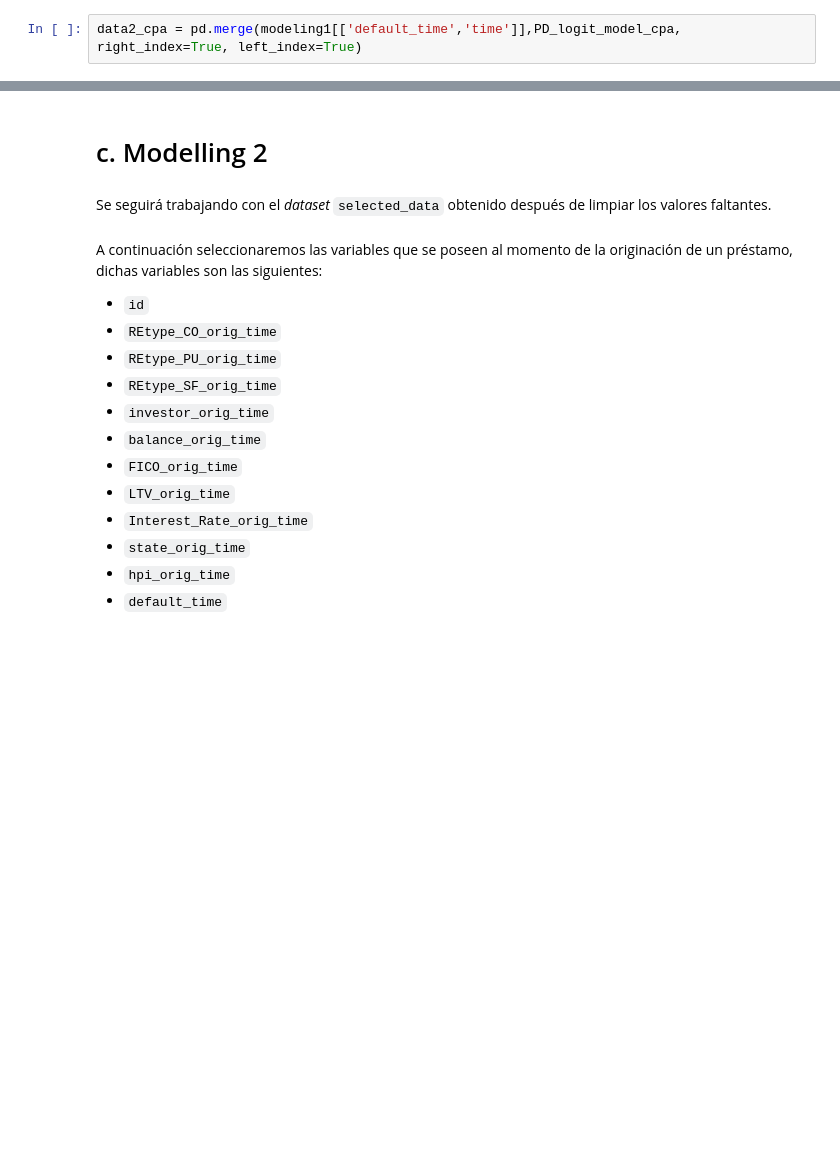
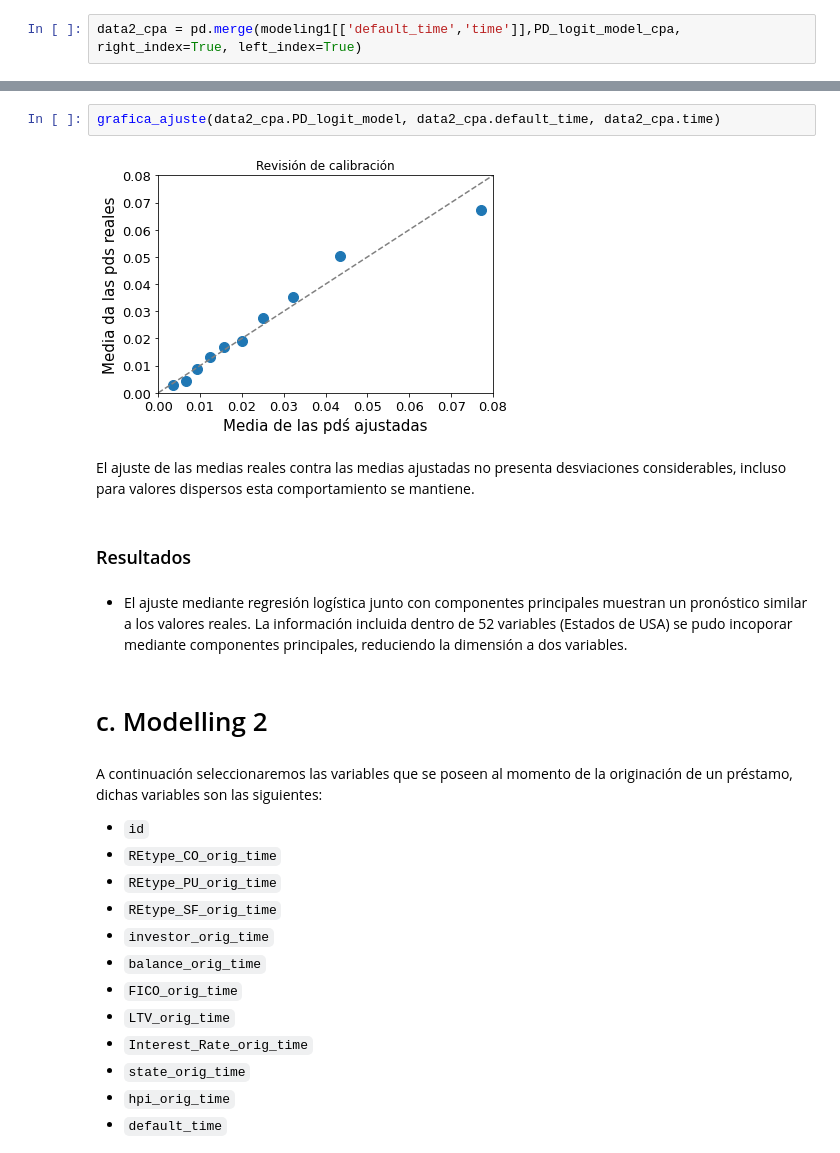
Before and after one commit to arenitss/Proyecto_Final_Analisis_Numerico_Computo_Cientifico, a Jupyter notebook: Reporte/Reporte.ipynb, the cells around one changed output, grey strips where cells are left out. Saved outputs shown, nothing was run; the diff lists cells and outputs as text; blank space fills up the shorter version.

```diff
--- a/Reporte/Reporte.ipynb
+++ b/Reporte/Reporte.ipynb
@@ -734,7 +675,15 @@ data2_cpa = pd.merge(modeling1[['default_time','time']],PD_logit_model_cpa, righ
+# %%
+grafica_ajuste(data2_cpa.PD_logit_model, data2_cpa.default_time, data2_cpa.time)
+# %% [output]
+[figure, added]
+# %% [markdown]
+El ajuste de las medias reales contra las medias ajustadas no presenta desviaciones considerables, incluso para valores dispersos esta comportamiento se mantiene.
+# %% [markdown]
+### Resultados
+# %% [markdown]
+* El ajuste mediante regresión logística junto con componentes principales muestran un pronóstico similar a los valores reales. La información incluida dentro de 52 variables (Estados de USA) se pudo incoporar mediante componentes principales, reduciendo la dimensión a dos variables.
 # %% [markdown]
 # c. Modelling 2
-# %% [markdown]
-Se seguirá trabajando con el *dataset* `selected_data` obtenido después de limpiar los valores faltantes.
 # %% [markdown]
 A continuación seleccionaremos las variables que se poseen al momento de la originación de un préstamo, dichas variables son las siguientes:
 * `id`
```
Also changed, not shown: parts of 38 cells of this notebook.
